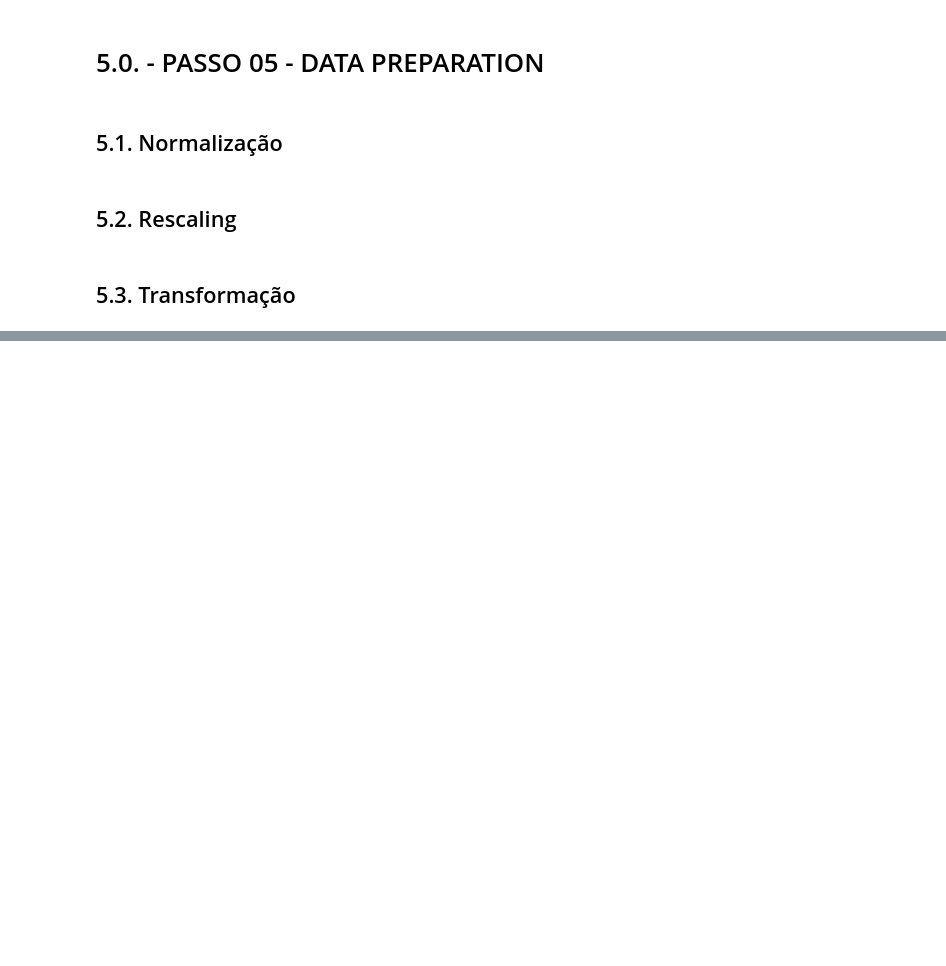
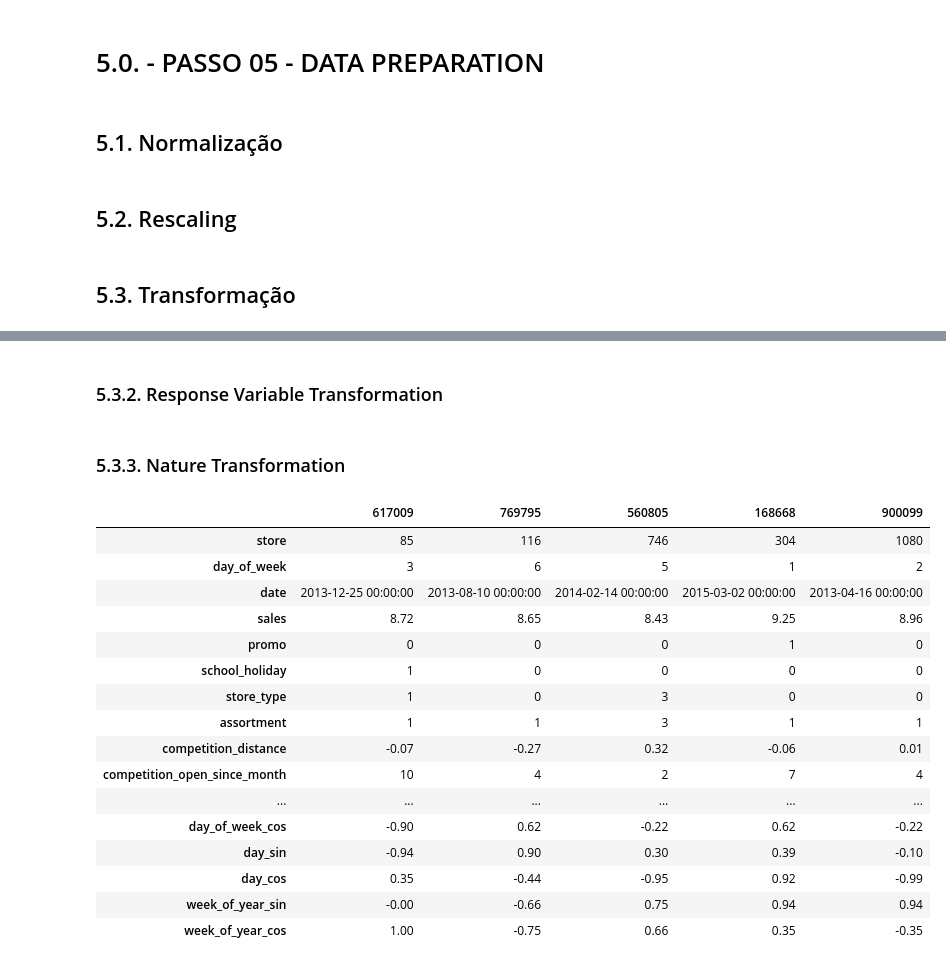
Before and after one commit to NaomiKikuchi/ds-em-producao, a Jupyter notebook: notebooks/m05_v01_store_sales_prediction.ipynb, the cells around one changed output, grey strips where cells are left out. Cells and saved outputs as stored; diff of their text form; code cells hidden in the pictures; blank space fills up the shorter version.

```diff
--- a/notebooks/m05_v01_store_sales_prediction.ipynb
+++ b/notebooks/m05_v01_store_sales_prediction.ipynb
@@ -807,8 +809,55 @@ df5['year'] = mms.fit_transform(df5[['year']].values)
+# %%
+# state_holiday - One hot encoding
+df5 = pd.get_dummies(df5, prefix = ['state_holiday'], columns=['state_holiday'])
+
+#store_type - Label Encoding
+le = LabelEncoder()
+df5['store_type'] = le.fit_transform(df5['store_type'])
+
+# assortment - Ordinal Encoding
+assortment_dict = {'basic':1, 'extra':2, 'extended':3 }
+
+df5['assortment'] = df5['assortment'].map(assortment_dict)
+# %% [markdown]
+### 5.3.2. Response Variable Transformation
+# %%
+df5['sales'] = np.log1p( df5['sales'] )
+# %% [markdown]
+### 5.3.3. Nature Transformation
 # %%
 # day of week
+df5['day_of_week_sin']= df5['day_of_week'].apply(lambda x: np.sin( x * ((2 * np.pi)/ 7)))
+df5['day_of_week_cos']= df5['day_of_week'].apply(lambda x: np.cos( x * ((2 * np.pi)/ 7)))
 
 # month
+df5['montht_sin']= df5['month'].apply(lambda x: np.sin( x * ((2 * np.pi)/ 12)))
+df5['montht_cos']= df5['month'].apply(lambda x: np.cos( x * ((2 * np.pi)/ 12)))
 
 # day
+df5['day_sin']= df5['day'].apply(lambda x: np.sin( x * ((2 * np.pi)/ 31)))
+df5['day_cos']= df5['day'].apply(lambda x: np.cos( x * ((2 * np.pi)/ 31)))
+
 
 # week of year
+df5['week_of_year_sin']= df5['week_of_year'].apply(lambda x: np.sin( x * ((2 * np.pi)/ 52)))
+df5['week_of_year_cos']= df5['week_of_year'].apply(lambda x: np.cos( x * ((2 * np.pi)/ 52)))
+# %%
+df5.sample(5).T
+# %% [output]
+|  | 617009 | 769795 | 560805 | 168668 | 900099 |
+| store | 85 | 116 | 746 | 304 | 1080 |
+| day_of_week | 3 | 6 | 5 | 1 | 2 |
+| date | 2013-12-25 00:00:00 | 2013-08-10 00:00:00 | 2014-02-14 00:00:00 | 2015-03-02 00:00:00 | 2013-04-16 00:00:00 |
+| sales | 8.72 | 8.65 | 8.43 | 9.25 | 8.96 |
+| promo | 0 | 0 | 0 | 1 | 0 |
+| school_holiday | 1 | 0 | 0 | 0 | 0 |
+| store_type | 1 | 0 | 3 | 0 | 0 |
+| assortment | 1 | 1 | 3 | 1 | 1 |
+| competition_distance | -0.07 | -0.27 | 0.32 | -0.06 | 0.01 |
+| competition_open_since_month | 10 | 4 | 2 | 7 | 4 |
+| ... | ... | ... | ... | ... | ... |
+| day_of_week_cos | -0.90 | 0.62 | -0.22 | 0.62 | -0.22 |
+| day_sin | -0.94 | 0.90 | 0.30 | 0.39 | -0.10 |
+| day_cos | 0.35 | -0.44 | -0.95 | 0.92 | -0.99 |
+| week_of_year_sin | -0.00 | -0.66 | 0.75 | 0.94 | 0.94 |
+| week_of_year_cos | 1.00 | -0.75 | 0.66 | 0.35 | -0.35 |
```
Also changed, not shown: parts of 3 cells of this notebook.
